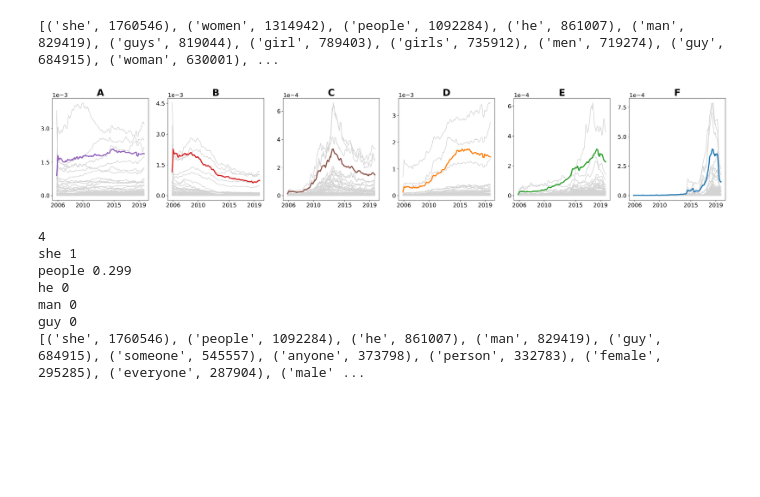
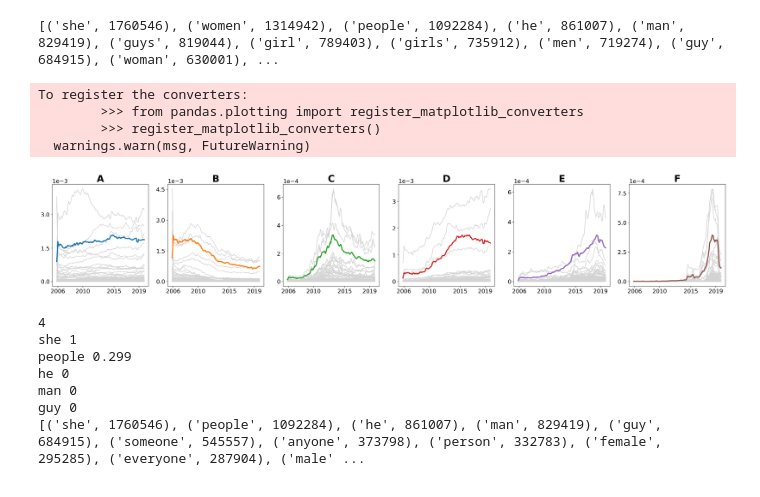
Before and after one commit to lucy3/context_semantic_axes, a Jupyter notebook: code/time_series_plots.ipynb, the cells around one changed output. Drawn from its saved outputs; the diff is of its cells as text; code cells hidden in the pictures; blank space fills up the shorter version.

```diff
--- a/code/time_series_plots.ipynb
+++ b/code/time_series_plots.ipynb
@@ -202,24 +202,28 @@ cluster_order = [4, 3, 5, 1, 2, 0]
 # %%
 fig, axes = plt.subplots(1, 6, figsize=(32, 5), dpi=200)
 for order, clust in enumerate(cluster_order):
     max_height = 0
     for idx in clusters[clust]:
         clust_words[clust].append(word_list[idx])
         axes[order].plot(months, matrix[idx], c='lightgray')
         max_height = max(max(matrix[idx]), max_height)
     ratio = max(mu[clust]) / max_height
-    axes[order].plot(months, mu[clust] / (ratio*2), linewidth=3, c=six_colors[clust])
+    axes[order].plot(months, mu[clust] / (ratio*2), linewidth=3, c=six_colors[order])
     axes[order].ticklabel_format(axis='y', style='sci', scilimits=(-2, 2))
     axes[order].yaxis.set_major_locator(mtick.MaxNLocator(4))
     axes[order].yaxis.set_tick_params(labelsize=15)
     axes[order].yaxis.get_offset_text().set_fontsize(15)
     axes[order].xaxis.set_major_formatter(mdates.DateFormatter("%Y"))
     axes[order].xaxis.set_tick_params(labelsize=15)
     axes[order].set_xticks(years)
     axes[order].set_title(titles[order], fontsize=25, fontweight="bold")
 plt.show()
 # %% [output]
+To register the converters:
+        >>> from pandas.plotting import register_matplotlib_converters
+        >>> register_matplotlib_converters()
+  warnings.warn(msg, FutureWarning)
-[figure, old version]
+[figure, new version]
 # %%
 for order, clust in enumerate(cluster_order):
     these_words = clust_words[clust]
```
Also changed, not shown: 3 other files.
